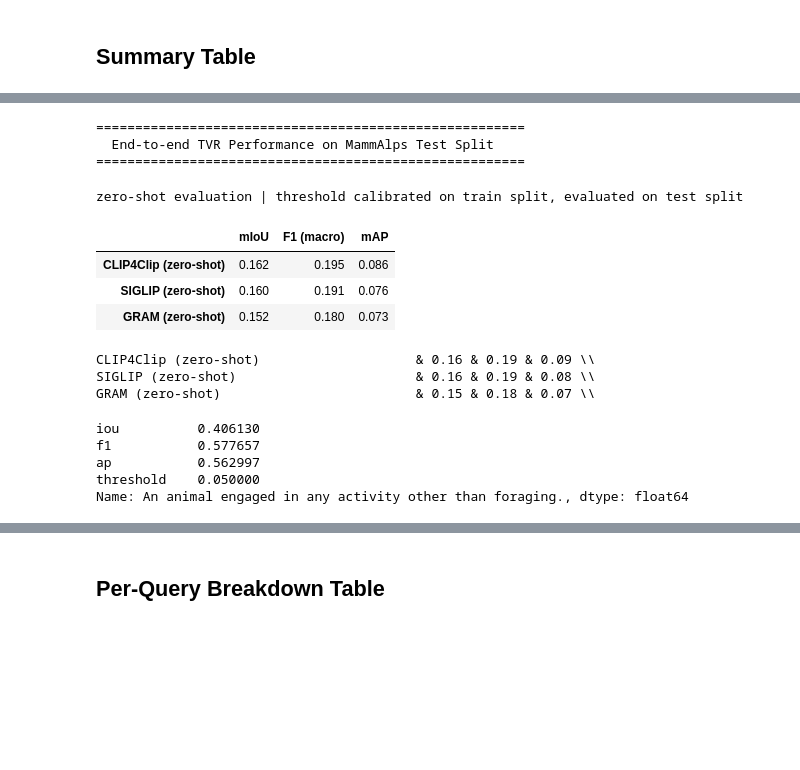
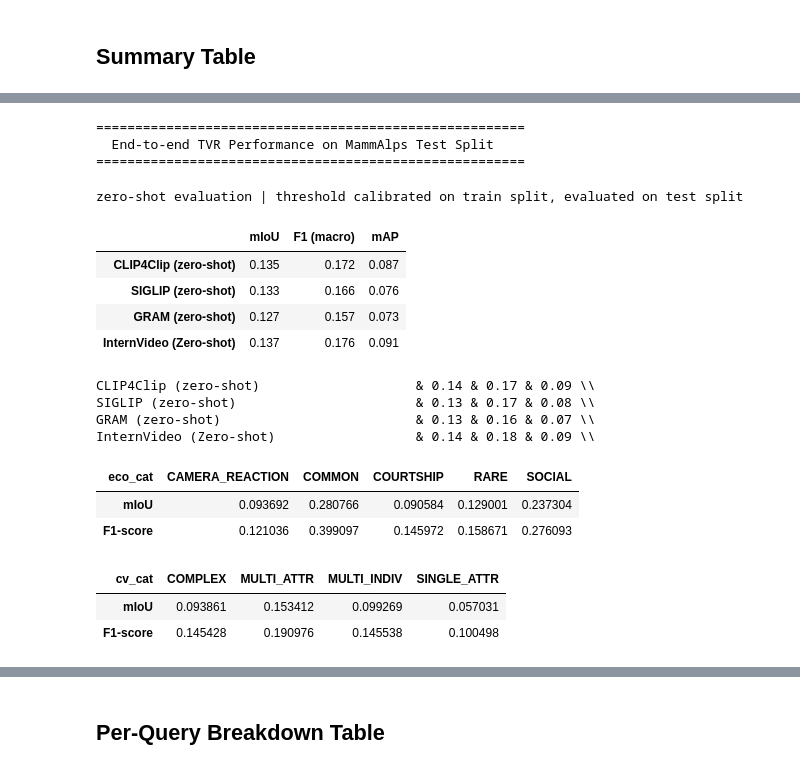
Before and after one commit to eceo-epfl/prompting-mammalps, a Jupyter notebook: evaluation/SOTA.ipynb, the cells around one changed output, grey strips where cells are left out. Saved outputs shown, nothing was run; the diff lists cells and outputs as text; code cells hidden in the pictures; blank space fills up the shorter version.

```diff
--- a/evaluation/SOTA.ipynb
+++ b/evaluation/SOTA.ipynb
@@ -112,6 +120,7 @@ def normalize_per_query(sim_train_df: pd.DataFrame, sim_test_df: pd.DataFrame) -
 clip_norm_train_df, clip_norm_test_df = normalize_per_query(clip_sim_train_df, clip_sim_test_df)
 gram_norm_train_df, gram_norm_test_df = normalize_per_query(gram_sim_train_df, gram_sim_test_df)
 siglip_norm_train_df, siglip_norm_test_df = normalize_per_query(siglip_sim_train_df, siglip_sim_test_df)
+intern_norm_train_df, intern_norm_test_df = normalize_per_query(intern_sim_train_df, intern_sim_test_df)
 
 print(f"CLIP4Clip normalised range: [{clip_norm_test_df.values.min():.4f}, {clip_norm_test_df.values.max():.4f}]")
 print(f"SIGLIP normalised range   : [{siglip_norm_test_df.values.min():.4f}, {siglip_norm_test_df.values.max():.4f}]")
@@ -260,0 +255,4 @@ results_cat_df = results_df.merge(eco_cat_df, left_index=True, right_index=True)
+# %%
+with open(GRAM_GT_TRAIN, "r") as f:
+    gt_queries_videos_train_intern = json.load(f)
+queries = gt_queries_videos_train_intern.keys()
@@ -309,44 +351,59 @@ mF1_clip_test, F1_queries_clip_test = F1_score_from_sim(
     gt_queries_videos=clip_gt,
     sim_matrix_df=clip_norm_test_df,
     best_thresholds=best_t_clip,
-    all_videos=all_train_videos
+    all_videos=all_test_videos
 )
 mIoU_clip_test, IoU_queries_clip_test = IoU_from_sim(
     gt_queries_videos=clip_gt,
     sim_matrix_df=clip_norm_test_df,
     best_thresholds=best_t_clip,
-    all_videos=all_train_videos
+    all_videos=all_test_videos
 )
 
 mF1_siglip_test, F1_queries_siglip_test = F1_score_from_sim(
     gt_queries_videos=siglip_gt,
     sim_matrix_df=siglip_norm_test_df,
     best_thresholds=best_t_siglip,
-    all_videos=all_train_videos
+    all_videos=all_test_videos
 )
 mIoU_siglip_test, IoU_queries_siglip_test = IoU_from_sim(
     gt_queries_videos=siglip_gt,
     sim_matrix_df=siglip_norm_test_df,
     best_thresholds=best_t_siglip,
-    all_videos=all_train_videos
+    all_videos=all_test_videos
 )
 
 mF1_gram_test, F1_queries_gram_test = F1_score_from_sim(
     gt_queries_videos=gram_gt,
     sim_matrix_df=gram_norm_test_df,
     best_thresholds=best_t_gram,
-    all_videos=all_train_videos
+    all_videos=all_test_videos
 )
 mIoU_gram_test, IoU_queries_gram_test = IoU_from_sim(
     gt_queries_videos=gram_gt,
     sim_matrix_df=gram_norm_test_df,
     best_thresholds=best_t_gram,
-    all_videos=all_train_videos
+    all_videos=all_test_videos
 )
+
+mF1_intern_test, F1_queries_intern_test = F1_score_from_sim(
+    gt_queries_videos=intern_gt,
+    sim_matrix_df=intern_norm_test_df,
+    best_thresholds=best_t_intern,
+    all_videos=all_test_videos
+)
+mIoU_intern_test, IoU_queries_intern_test = IoU_from_sim(
+    gt_queries_videos=intern_gt,
+    sim_matrix_df=intern_norm_test_df,
+    best_thresholds=best_t_intern,
+    all_videos=all_test_videos
+)
+
 
 print("Test performance (thresholds from train):")
 print(f"  CLIP4Clip  F1={mF1_clip_test:.3f}  mIoU={mIoU_clip_test:.3f}  mAP={mAP_clip:.3f}")
 print(f"  SIGLIP     F1={mF1_siglip_test:.3f}  mIoU={mIoU_siglip_test:.3f}  mAP={mAP_siglip:.3f}")
 print(f"  GRAM       F1={mF1_gram_test:.3f}  mIoU={mIoU_gram_test:.3f}  mAP={mAP_gram:.3f}")
+print(f"  Intern     F1={mF1_intern_test:.3f}  mIoU={mIoU_intern_test:.3f}  mAP={mAP_intern:.3f}")
 # %% [output]
 Test performance (thresholds from train):
@@ -407,48 +448,51 @@ gram_results = pd.DataFrame({
     "f1":        list(F1_queries_gram_test.values()),
     "ap":        [APs_gram.get(q, np.nan) for q in F1_queries_gram_test.keys()],
     "threshold": [best_t_gram.get(q, np.nan) for q in F1_queries_gram_test.keys()],
 }).set_index("query")
 
+intern_results = pd.DataFrame({
+    "query":     list(F1_queries_intern_test.keys()),
+    "iou":       list(IoU_queries_intern_test.values()),
+    "f1":        list(F1_queries_intern_test.values()),
+    "ap":        [APs_intern.get(q, np.nan) for q in F1_queries_intern_test.keys()],
+    "threshold": [best_t_intern.get(q, np.nan) for q in F1_queries_intern_test.keys()],
+}).set_index("query")
+
 clip_agg    = aggregate(clip_results)
 siglip_agg  = aggregate(siglip_results)
 gram_agg    = aggregate(gram_results)
+intern_agg = aggregate(intern_results)
 
 summary_df = pd.DataFrame(
-    [clip_agg, siglip_agg, gram_agg],
-    index=["CLIP4Clip (zero-shot)", "SIGLIP (zero-shot)", "GRAM (zero-shot)"]
+    [clip_agg, siglip_agg, gram_agg, intern_agg],
+    index=["CLIP4Clip (zero-shot)", "SIGLIP (zero-shot)", "GRAM (zero-shot)", "InternVideo (Zero-shot)"]
 )
 
 print("=" * 55)
 print("  End-to-end TVR Performance on MammAlps Test Split")
 print("=" * 55)
 display(
     summary_df.style
     .format("{:.3f}")
     .set_caption("zero-shot evaluation  |  threshold calibrated on train split, evaluated on test split")
 )
 
 # LaTeX row for the paper
 for model, row in summary_df.iterrows():
     print(f"{model:40s} & {row['mIoU']:.2f} & {row['F1 (macro)']:.2f} & {row['mAP']:.2f} \\\\")
 # %% [output]
 =======================================================
   End-to-end TVR Performance on MammAlps Test Split
 =======================================================
 zero-shot evaluation | threshold calibrated on train split, evaluated on test split
 |  | mIoU | F1 (macro) | mAP |
-| CLIP4Clip (zero-shot) | 0.162 | 0.195 | 0.086 |
-| SIGLIP (zero-shot) | 0.160 | 0.191 | 0.076 |
-| GRAM (zero-shot) | 0.152 | 0.180 | 0.073 |
+| CLIP4Clip (zero-shot) | 0.135 | 0.172 | 0.087 |
+| SIGLIP (zero-shot) | 0.133 | 0.166 | 0.076 |
+| GRAM (zero-shot) | 0.127 | 0.157 | 0.073 |
+| InternVideo (Zero-shot) | 0.137 | 0.176 | 0.091 |
-CLIP4Clip (zero-shot)                    & 0.16 & 0.19 & 0.09 \\
-SIGLIP (zero-shot)                       & 0.16 & 0.19 & 0.08 \\
-GRAM (zero-shot)                         & 0.15 & 0.18 & 0.07 \\
+CLIP4Clip (zero-shot)                    & 0.14 & 0.17 & 0.09 \\
+SIGLIP (zero-shot)                       & 0.13 & 0.17 & 0.08 \\
+GRAM (zero-shot)                         & 0.13 & 0.16 & 0.07 \\
+InternVideo (Zero-shot)                  & 0.14 & 0.18 & 0.09 \\
-# %%
-clip_results.loc["An animal engaged in any activity other than foraging.",:]
-# %% [output]
-iou          0.406130
-f1           0.577657
-ap           0.562997
-threshold    0.050000
-Name: An animal engaged in any activity other than foraging., dtype: float64
 # %%
 results_df = pd.concat([
@@ -459,6 +503,18 @@ results_df = pd.concat([
 eco_cat_df = pd.DataFrame([query2eco_cat], index=["eco_cat"]).T
 cv_cat_df = pd.DataFrame([query2cv_cat], index=["cv_cat"]).T
 results_cat_df = results_df.merge(eco_cat_df, left_index=True, right_index=True).merge(cv_cat_df, left_index=True, right_index=True)
+# %%
+results_cat_df[["mIoU", "F1-score", "eco_cat"]].explode(["eco_cat"]).groupby("eco_cat").mean().T
+# %% [output]
+| eco_cat | CAMERA_REACTION | COMMON | COURTSHIP | RARE | SOCIAL |
+| mIoU | 0.093692 | 0.280766 | 0.090584 | 0.129001 | 0.237304 |
+| F1-score | 0.121036 | 0.399097 | 0.145972 | 0.158671 | 0.276093 |
+# %%
+results_cat_df[["mIoU", "F1-score", "cv_cat"]].explode(["cv_cat"]).groupby("cv_cat").mean().T
+# %% [output]
+| cv_cat | COMPLEX | MULTI_ATTR | MULTI_INDIV | SINGLE_ATTR |
+| mIoU | 0.093861 | 0.153412 | 0.099269 | 0.057031 |
+| F1-score | 0.145428 | 0.190976 | 0.145538 | 0.100498 |
 # %%
 # Add category from the TEST ground-truth (same queries as test results)
 for query, val in clip_gt.items():
```
Also changed, not shown: parts of 29 cells of this notebook, 2 other files.
